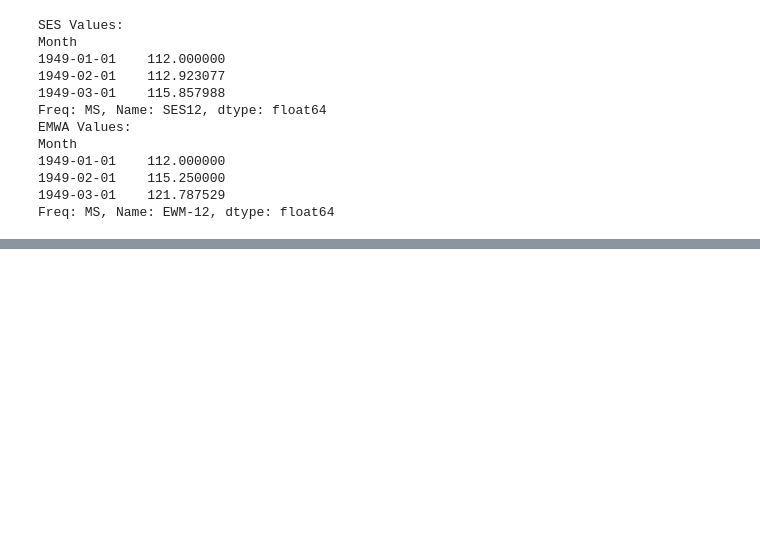
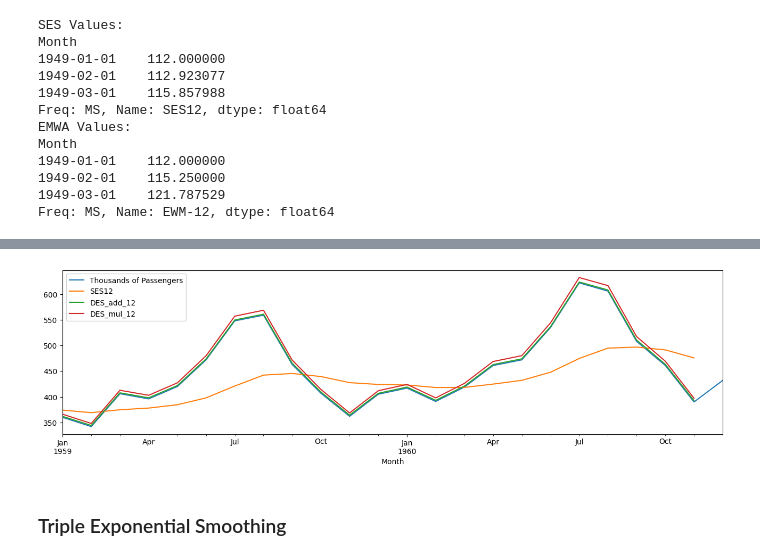
Before and after one commit to Volscente/TimeWarpForecast, a Jupyter notebook: notebooks/code_utils/statsmodels_code_utils.ipynb, the cells around one changed output, grey strips where cells are left out. Cells and saved outputs as stored; diff of their text form; code cells hidden in the pictures; blank space fills up the shorter version.

```diff
--- a/notebooks/code_utils/statsmodels_code_utils.ipynb
+++ b/notebooks/code_utils/statsmodels_code_utils.ipynb
@@ -138,0 +163,14 @@ Freq: MS, Name: EWM-12, dtype: float64
+# %%
+# Let's now try with a multiplicative model
+des_model = ExponentialSmoothing(passengers_dataset['Thousands of Passengers'], trend='mul')
+des_model = des_model.fit()
+passengers_dataset['DES_mul_12'] = des_model.fittedvalues.shift(-1)
+# %%
+_ = passengers_dataset[['Thousands of Passengers',
+                        'SES12',
+                        'DES_add_12',
+                        'DES_mul_12']].iloc[-24:].plot(figsize=(16, 4))
+# %% [output]
+[figure, added]
+# %% [markdown]
+### Triple Exponential Smoothing
```
Also changed, not shown: parts of 10 cells of this notebook, 2 other files.
